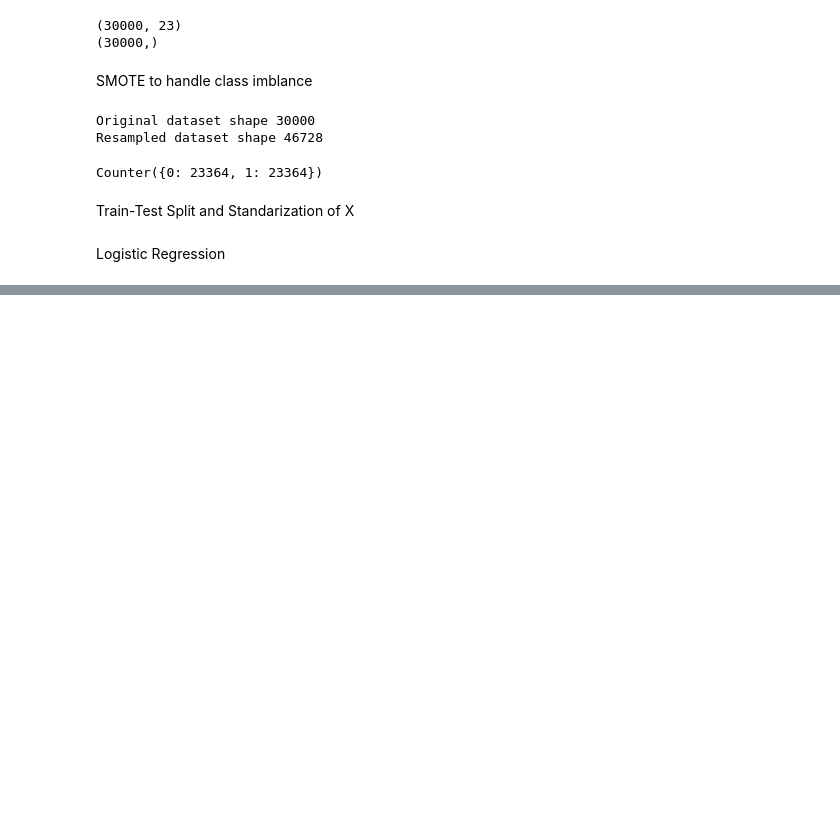
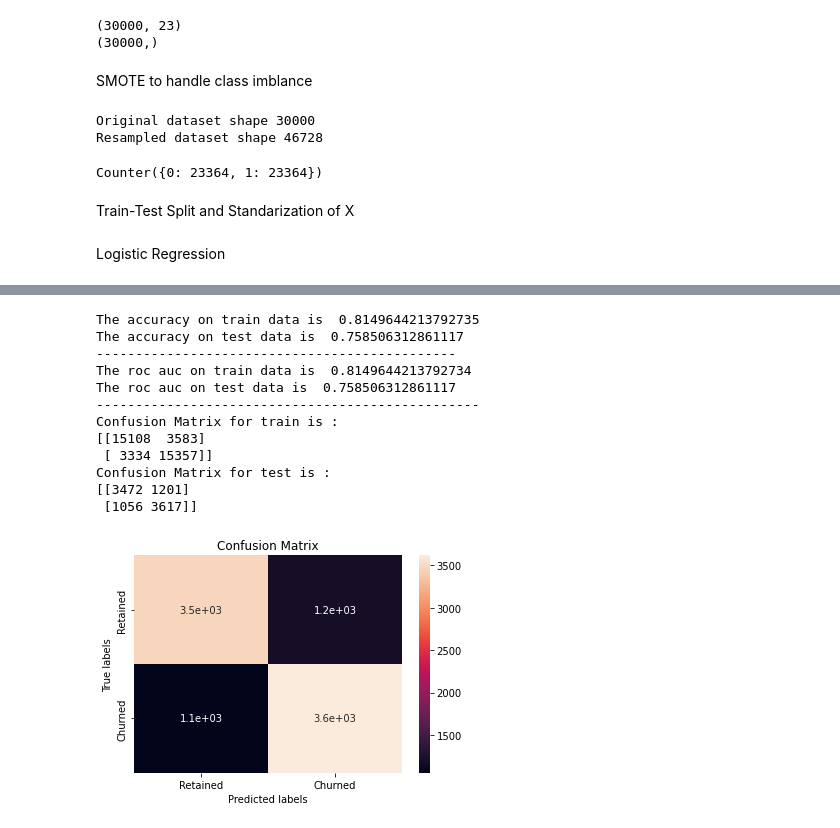
Before and after one commit to MiteshBhanushali/Credit-Card-Default, a Jupyter notebook: Copy_of_Credit_Card_Default_Prediction_Capstone_Project.ipynb, the cells around one changed output, grey strips where cells are left out. Cells and saved outputs as stored; diff of their text form; code cells hidden in the pictures; blank space fills up the shorter version.

```diff
--- a/Copy_of_Credit_Card_Default_Prediction_Capstone_Project.ipynb
+++ b/Copy_of_Credit_Card_Default_Prediction_Capstone_Project.ipynb
@@ -517,0 +591,22 @@ Confusion Matrix is :
+# %%
+from sklearn.neighbors import KNeighborsClassifier
+from sklearn.model_selection import RandomizedSearchCV
+classifier_knn = KNeighborsClassifier()
+grid_values_knn = {'n_neighbors':[1,2,3,4,5,6,7,8,9,10,11]}
+classifier_knn = RandomizedSearchCV(classifier_knn, param_distributions = grid_values_knn, scoring = 'roc_auc', cv=5)
+# %%
+print_accuracy(classifier_knn,x_train_sm,x_test_sm,y_train_sm,y_test_sm)
+# %% [output]
+The accuracy on train data is  0.8149644213792735
+The accuracy on test data is  0.758506312861117
+----------------------------------------------
+The roc auc on train data is  0.8149644213792734
+The roc auc on test data is  0.758506312861117
+-------------------------------------------------
+Confusion Matrix for train is :
+[[15108  3583]
+ [ 3334 15357]]
+Confusion Matrix for test is :
+[[3472 1201]
+ [1056 3617]]
+[figure, added]
```
Also changed, not shown: parts of 14 cells of this notebook.
